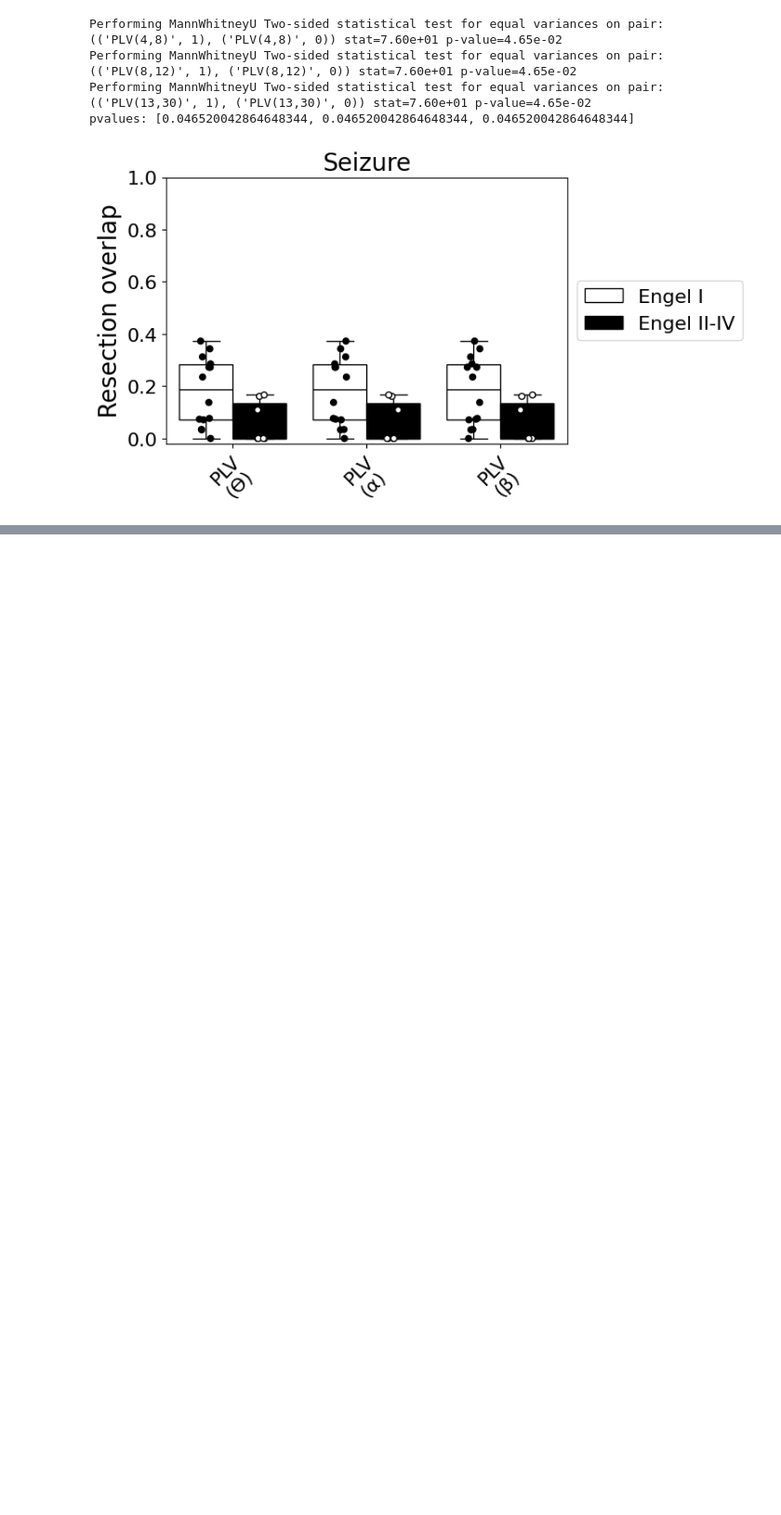
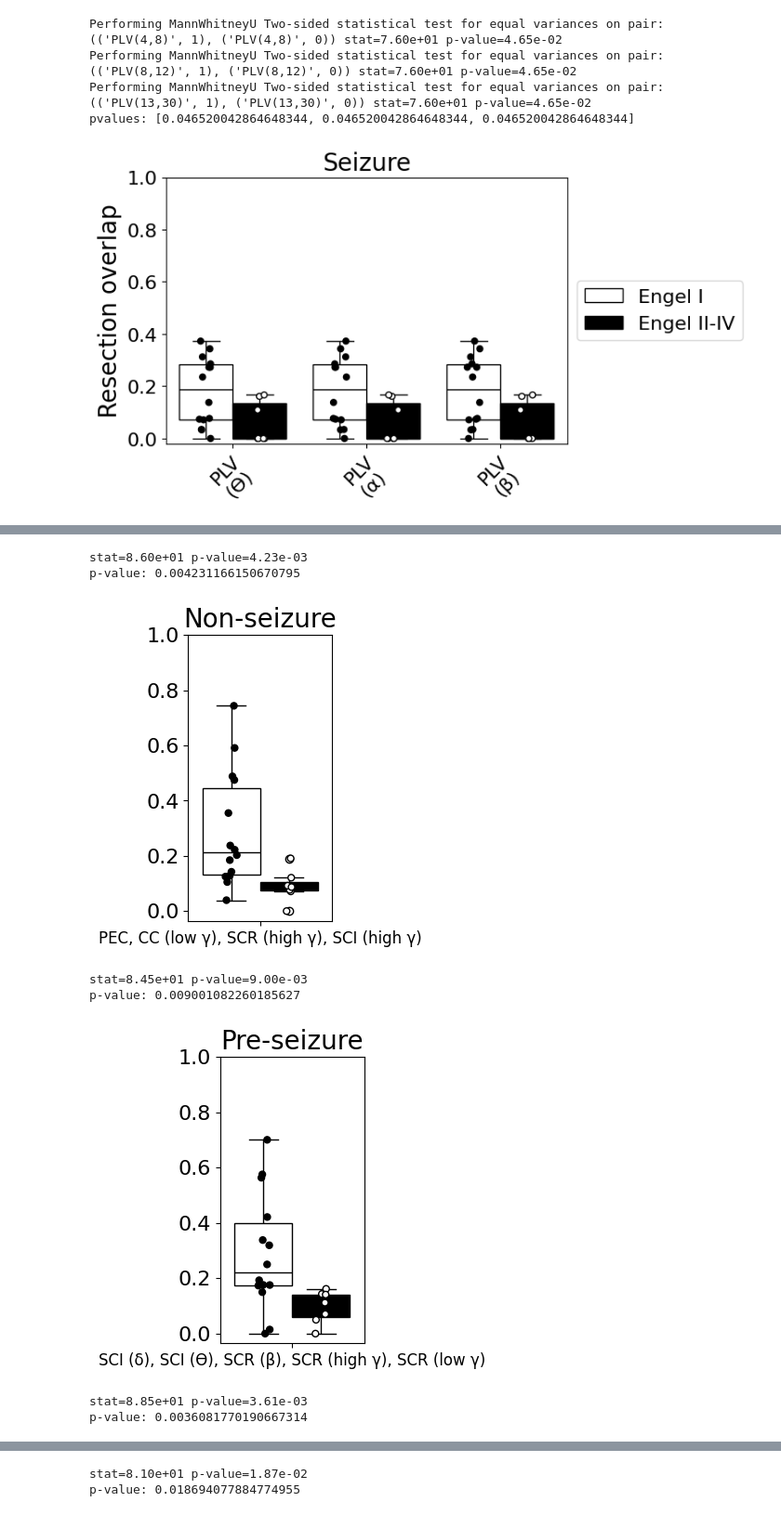
Before and after one commit to ivkarla/connectivity_change, a Jupyter notebook: notebooks/patients_score_S.ipynb, the cells around one changed output, grey strips where cells are left out. Shown at 93% size. Saved outputs shown, nothing was run; the diff lists cells and outputs as text; code cells hidden in the pictures; blank space fills up the shorter version.

```diff
--- a/notebooks/patients_score_S.ipynb
+++ b/notebooks/patients_score_S.ipynb
@@ -46,7 +46,7 @@ def substitute_bands(s):
     for band in bands:
         band_range = band[1:-1]  # Remove parentheses
         if band_range in band_subs:
-            s = s.replace(band, f"\n({band_subs[band_range]})")
+            s = s.replace(band, f" ({band_subs[band_range]})")
 
     return s
 
@@ -94,12 +92,21 @@ Mounted at /content/gdrive
 # %% [markdown]
 Define which connectivity measures we are interested in. The S scores for the corresponding networks will be plotted. We selected the measures that provded the best outcome prediction ROC-AUC.
 # %%
+# Single connectivity measures
 methods = {
     "NN": ["SC_R(70,150)"],
     "N60S": ["CC(30,70)"],
     "NS": ["SC_R(4,8)", "SC_R(30,70)"],
     "NE": ["PLV(4,8)", "PLV(8,12)", "PLV(13,30)"]
 }
+
+# Best combinations of connectivity measures
+methods_comb = {
+    "NN": ["PEC", "CC(30,70)", "SC_R(70,150)", "SC_I(70,150)"],
+    "N60S": ["SC_I(1,4)", "SC_I(4,8)", "SC_R(13,30)", "SC_R(70,150)", "SC_R(30,70)"],
+    "NS": ["SC_R(4,8)", "SC_R(30,70)", "SC_R(8,12)", "CC(30,70)"],
+    "NE": ["PLV(4,8)", "PLV(8,12)", "PAC"]
+}
 # %% [markdown]
 Generate plots:
 # %%
@@ -187,0 +199,67 @@ pvalues: [0.046520042864648344, 0.046520042864648344, 0.046520042864648344]
+# %%
+data = None
+
+to_plot, box_pairs = [], []
+for t in methods_comb.keys():
+
+    woi_str = ''
+    if t=="NS": woi_str = "Transition"
+    elif t=="N60S": woi_str = "Pre-seizure"
+    elif t=="NE": woi_str = "Seizure"
+    elif t=="NN": woi_str = "Non-seizure"
+
+    if t == "NN": data = pd.read_excel(source_nn)
+    else: data = pd.read_excel(source)
+
+    group_tframe = data.groupby(["time_frame"]).get_group((t))
+
+    # Filter data for methods in methods_comb[t] and calculate average score1 for each subject
+    av_score1 = group_tframe[group_tframe['method'].isin(methods_comb[t])].groupby('subject')['score1'].mean().reset_index(name='average_score1')
+    # Add method column with the list of methods
+    av_score1['method'] = ', '.join(methods_comb[t])
+
+    # Merge with original DataFrame to retain 'outcome' information
+    to_plot = pd.merge(av_score1, group_tframe[['subject', 'outcome']].drop_duplicates(), on='subject', how='left')
+
+
+    data1 = to_plot.groupby("outcome")["average_score1"].get_group(1)
+    data2 = to_plot.groupby("outcome")["average_score1"].get_group(0)
+
+    stat, p = mannwhitneyu(data1, data2, alternative="two-sided")
+    print("stat={:.2e} p-value={:.2e}".format(stat, p))
+
+    print("p-value:", p)
+
+    palette_box = {1:"white", 0:"black"}
+    palette_strip = {0:"white", 1:"black"}
+
+    plt.figure(figsize=(2,4))
+
+    bp = sns.boxplot(y="average_score1", x="method", data=to_plot, palette=palette_box, hue="outcome", hue_order=[1,0], legend=False)
+    bp = sns.stripplot(y="average_score1", x="method", data=to_plot, jitter=True, dodge=True, marker="o", ax=bp, hue="outcome", hue_order=[1,0], palette=palette_strip, linewidth=1, edgecolor="black", legend=False)
+
+    # handles, labels = bp.get_legend_handles_labels()
+    # plt.legend(handles[0:2], ["Engel I", "Engel II-IV"], fontsize=16, loc='center left', bbox_to_anchor=(1, 0.5))
+
+    plt.title("%s"%woi_str, size=20)
+    plt.ylim(None,1.0)
+    plt.yticks(fontsize=16)
+    # plt.ylabel("Resection overlap", fontsize=20)
+    plt.ylabel('')
+    plt.xticks(ticks=[0], labels=[substitute_cm(substitute_bands(', '.join(methods_comb[t])))], fontsize=12)
+    plt.xlabel('')
+    # add_stat_annotation(bp, data=to_plot, y="average_score1", x="method", hue="outcome",
+    #                             box_pairs=box_pairs, perform_stat_test=False, pvalues=pvalues, test_short_name=test_short_name,text_format='star', fontsize="large", linewidth=2, loc='inside', verbose=2)
+
+    plt.show()
+    # plt.savefig("D:/%s.png"%t)
+    plt.close()
+# %% [output]
+stat=8.60e+01 p-value=4.23e-03
+p-value: 0.004231166150670795
+[figure, added]
+stat=8.45e+01 p-value=9.00e-03
+p-value: 0.009001082260185627
+[figure, added]
+stat=8.85e+01 p-value=3.61e-03
+p-value: 0.0036081770190667314
@@ -187,0 +267,2 @@ pvalues: [0.046520042864648344, 0.046520042864648344, 0.046520042864648344]
+stat=8.10e+01 p-value=1.87e-02
+p-value: 0.018694077884774955
```
Also changed, not shown: parts of 4 cells of this notebook.
